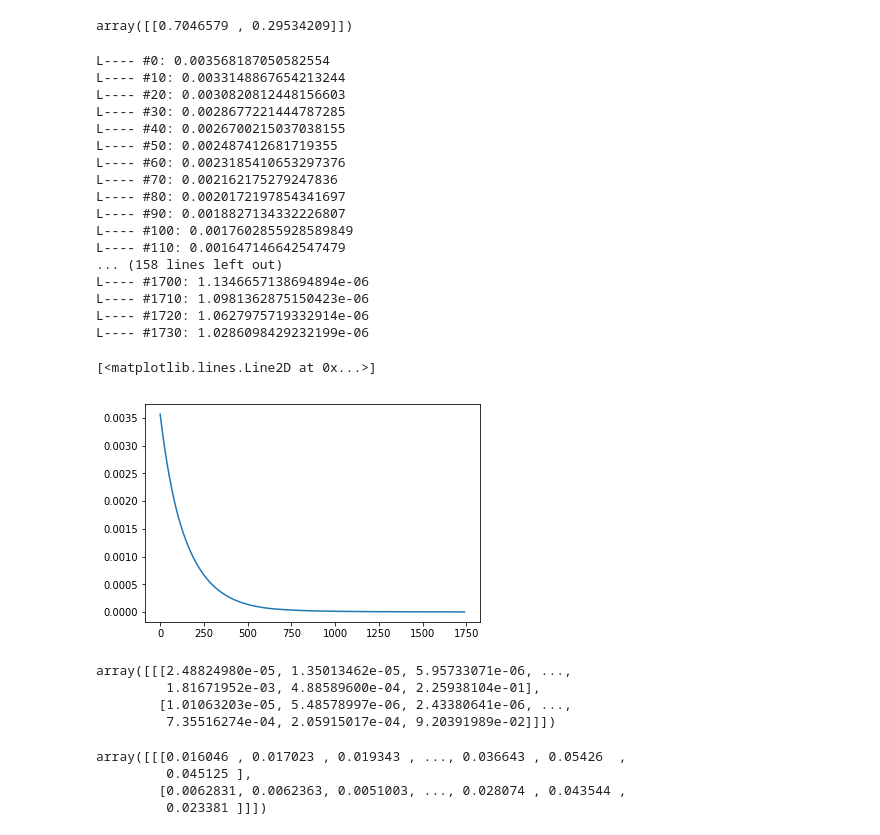
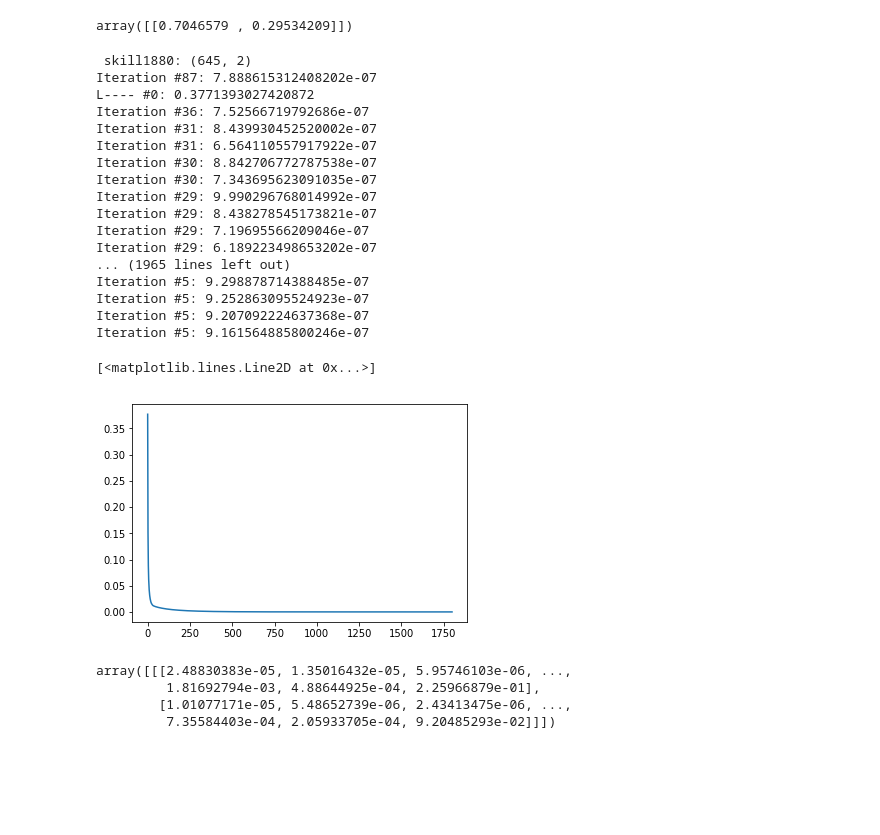
Before and after one commit to mwufi/spatial-structural-change, a Jupyter notebook: Condensed.ipynb, the cells around one changed output. Cells and saved outputs as stored; diff of their text form; code cells hidden in the pictures; blank space fills up the shorter version.

```diff
--- a/Condensed.ipynb
+++ b/Condensed.ipynb
@@ -178,12 +178,17 @@ def readWages(verbose=False):
     wages = np.expand_dims(wages, 2).transpose((2,1,0))
     return wages
 
+def readSkills():
+    skills = read_matrix("skill1880")
+    skills = np.expand_dims(skills, 2).transpose((2,1,0))
+    return skills
+
 def computePi(wages):
     pi = Q[t]**(param.sigma-1) * wages**((1-param.alpha)*(1-param.sigma))
 
     normalize = np.sum(pi, axis=R)
     normalize = np.expand_dims(normalize, 2)
-    pi = pi / (normalize**(1/(1-param.sigma)))
+    pi = pi / (normalize) # I left out the exponent here.. going by the paper??plus it gives different figures
     return pi
 
 def computeTheta(wages):
@@ -196,3 +201,7 @@ def computeGDP(lam_rt, Theta_h, Theta_l):
     constant= 1/(1-param.alpha) * myGamma(param.zeta)
     GDP = constant * np.sum(Lrt * (lam_rt * Theta_h + (1-lam_rt) * Theta_l))
     return GDP
+# %%
+pi = computePi(wages)
+plt.scatter(Q[t,NA], pi[t,NA])
+plt.xlabel('Q'); plt.ylabel('pi')
@@ -278,10 +301,9 @@ print(interest_rate, consumption_share, aa,bb)
 # %% [output]
 2.8866 0.7655096595807223 0.7005475951092922 1.1896852061132865
 # %%
-_,_,Theta = computeTheta(wages)
-
-def computeMobility(Theta):
+def computeMobility(wages):
     n = param.eta
+    _,_,Theta = computeTheta(wages)
 
     # since the interest rate is a constant, we can take psi(r_{t+1}) to be a constant too
     W_rt = aa*bb * (myGamma(param.zeta)*Theta)**n + amenities[1] # amenities in 1910
@@ -298,67 +320,64 @@ def computeMobility(Theta):
 
     return new
 
-newSkills = computeMobility(Theta)
+newSkills = computeMobility(wages)
 np.sum(newSkills, axis=R) # note that the overall lambda stays the same... since we didn't change that part
 # %% [output]
 array([[0.7046579 , 0.29534209]])
 # %%
 lr = 0.9
 losses = []
+
+newWages  = readWages()
+skills = readSkills()
 
 for i in range(1800):
     overall_lamda = np.sum(skills, axis=R) # this is \lambda overall
     Lrt = np.sum(skills, axis=S)
     lam_rt = (skills/Lrt)
 
-    newWages = loopy(wages, log=False)
+    # find a fixed point wage, given location
+    newWages = loopy(newWages, log=False)
 
-    _,_,Theta = computeTheta(newWages)
-    newSkills = computeMobility(Theta)
+    # find the new locations, given the wage
+    newSkills = computeMobility(newWages)
 
     loss = np.sum(np.abs(newSkills - skills))
     losses.append(loss)
 
     skills = lr * newSkills + (1-lr)*skills
 
     if loss < 1e-6:
         break
 
     if i % 10 == 0:
         print('L---- #{}: {}'.format(i, loss))
 
 plt.plot(losses)
 # %% [output]
-L---- #0: 0.003568187050582554
-L---- #10: 0.0033148867654213244
-L---- #20: 0.0030820812448156603
-L---- #30: 0.0028677221444787285
-L---- #40: 0.0026700215037038155
-L---- #50: 0.002487412681719355
-L---- #60: 0.0023185410653297376
-L---- #70: 0.002162175279247836
-L---- #80: 0.0020172197854341697
-L---- #90: 0.0018827134332226807
-L---- #100: 0.0017602855928589849
-L---- #110: 0.001647146642547479
-... (158 lines left out)
-L---- #1700: 1.1346657138694894e-06
-L---- #1710: 1.0981362875150423e-06
-L---- #1720: 1.0627975719332914e-06
-L---- #1730: 1.0286098429232199e-06
+ skill1880: (645, 2)
+Iteration #87: 7.888615312408202e-07
+L---- #0: 0.3771393027420872
+Iteration #36: 7.52566719792686e-07
+Iteration #31: 8.439930452520002e-07
+Iteration #31: 6.564110557917922e-07
+Iteration #30: 8.842706772787538e-07
+Iteration #30: 7.343695623091035e-07
+Iteration #29: 9.990296768014992e-07
+Iteration #29: 8.438278545173821e-07
+Iteration #29: 7.19695566209046e-07
+Iteration #29: 6.189223498653202e-07
+... (1965 lines left out)
+Iteration #5: 9.298878714388485e-07
+Iteration #5: 9.252863095524923e-07
+Iteration #5: 9.207092224637368e-07
+Iteration #5: 9.161564885800246e-07
 [<matplotlib.lines.Line2D at 0x...>]
-[figure, old version]
+[figure, new version]
 # %%
 skills
 # %% [output]
-array([[[2.48824980e-05, 1.35013462e-05, 5.95733071e-06, ...,
-         1.81671952e-03, 4.88589600e-04, 2.25938104e-01],
-        [1.01063203e-05, 5.48578997e-06, 2.43380641e-06, ...,
-         7.35516274e-04, 2.05915017e-04, 9.20391989e-02]]])
+array([[[2.48830383e-05, 1.35016432e-05, 5.95746103e-06, ...,
+         1.81692794e-03, 4.88644925e-04, 2.25966879e-01],
+        [1.01077171e-05, 5.48652739e-06, 2.43413475e-06, ...,
+         7.35584403e-04, 2.05933705e-04, 9.20485293e-02]]])
-# %%
-wages
-# %% [output]
-array([[[0.016046 , 0.017023 , 0.019343 , ..., 0.036643 , 0.05426  ,
-         0.045125 ],
-        [0.0062831, 0.0062363, 0.0051003, ..., 0.028074 , 0.043544 ,
-         0.023381 ]]])
```
Also changed, not shown: parts of 9 cells of this notebook, 2 other files.
